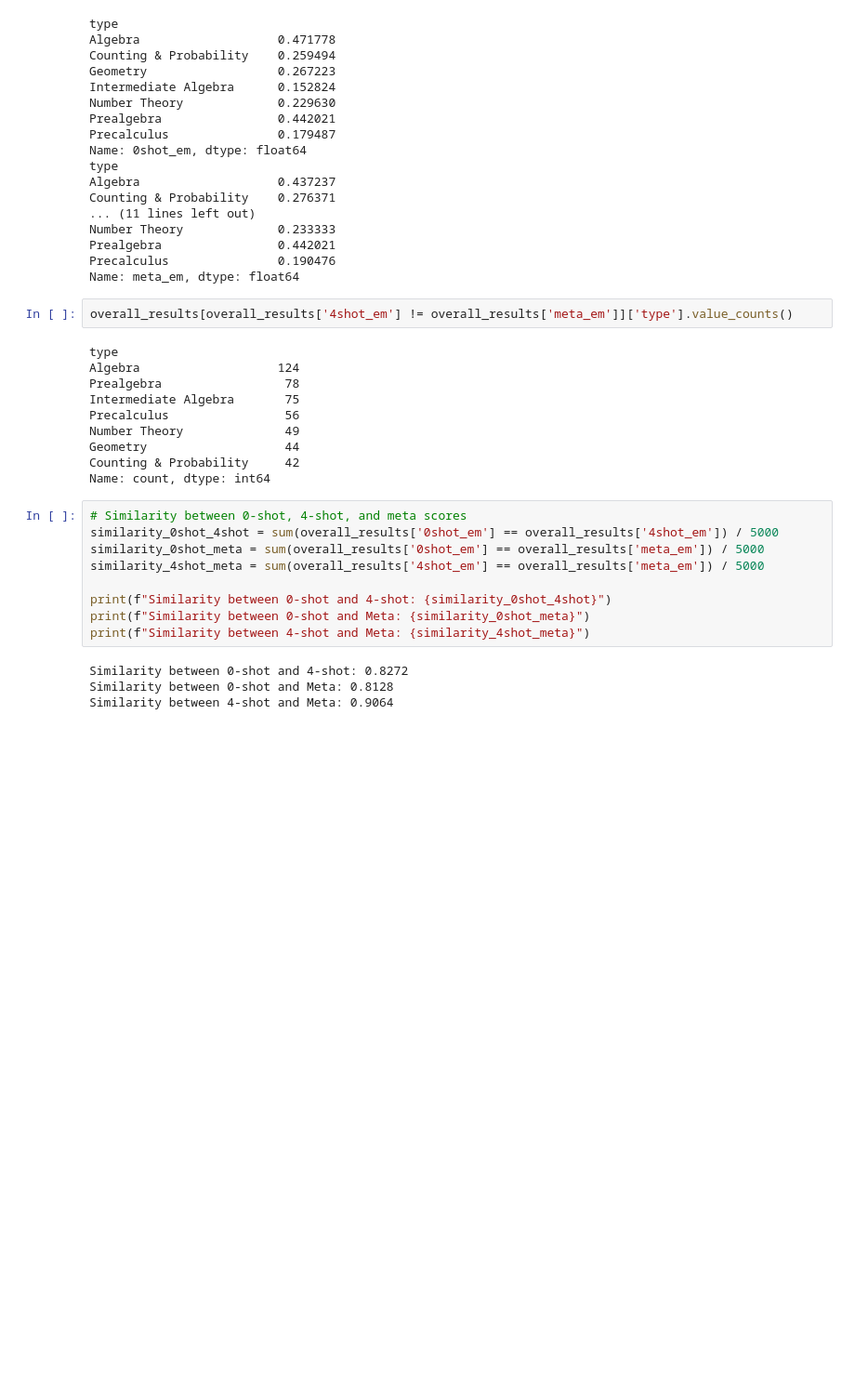
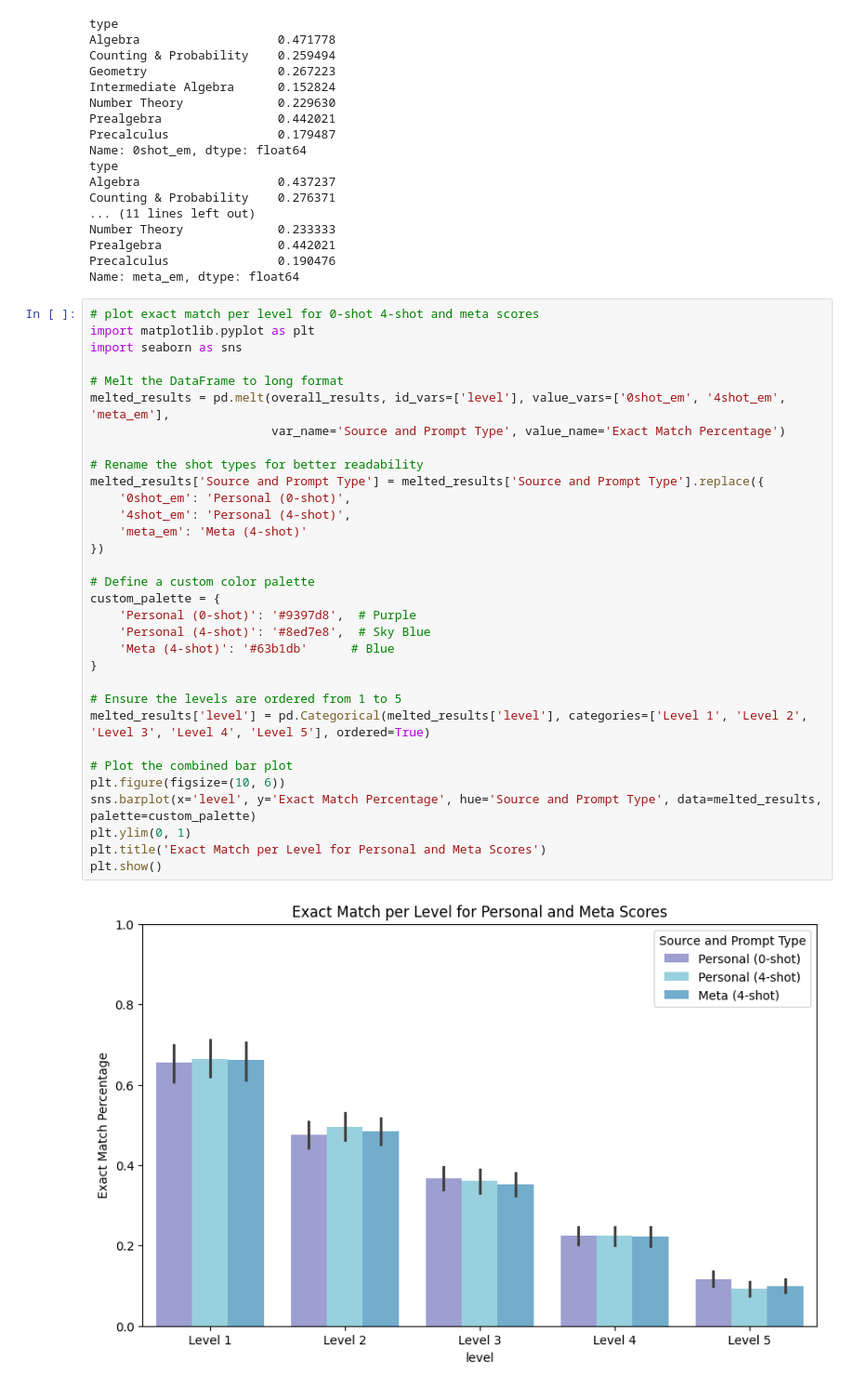
Before and after one commit to cayasryan/Cayas-AI-231, a Jupyter notebook: machine_exers/ME4/MATH/explore_results.ipynb, the cells around one changed output. Shown: that part at 93% size. Drawn from its saved outputs; the diff is of its cells as text; blank space fills up the shorter version.

Commit message:
ME4: explore results

```diff
--- a/machine_exers/ME4/MATH/explore_results.ipynb
+++ b/machine_exers/ME4/MATH/explore_results.ipynb
@@ -153,28 +418,37 @@ Number Theory             0.233333
 Prealgebra                0.442021
 Precalculus               0.190476
 Name: meta_em, dtype: float64
-# %%
-overall_results[overall_results['4shot_em'] != overall_results['meta_em']]['type'].value_counts()
-# %% [output]
-type
-Algebra                   124
-Prealgebra                 78
-Intermediate Algebra       75
-Precalculus                56
-Number Theory              49
-Geometry                   44
-Counting & Probability     42
-Name: count, dtype: int64
-# %%
-# Similarity between 0-shot, 4-shot, and meta scores
-similarity_0shot_4shot = sum(overall_results['0shot_em'] == overall_results['4shot_em']) / 5000
-similarity_0shot_meta = sum(overall_results['0shot_em'] == overall_results['meta_em']) / 5000
-similarity_4shot_meta = sum(overall_results['4shot_em'] == overall_results['meta_em']) / 5000
-
-print(f"Similarity between 0-shot and 4-shot: {similarity_0shot_4shot}")
-print(f"Similarity between 0-shot and Meta: {similarity_0shot_meta}")
-print(f"Similarity between 4-shot and Meta: {similarity_4shot_meta}")
-# %% [output]
-Similarity between 0-shot and 4-shot: 0.8272
-Similarity between 0-shot and Meta: 0.8128
-Similarity between 4-shot and Meta: 0.9064
+# %%
+# plot exact match per level for 0-shot 4-shot and meta scores
+import matplotlib.pyplot as plt
+import seaborn as sns
+
+# Melt the DataFrame to long format
+melted_results = pd.melt(overall_results, id_vars=['level'], value_vars=['0shot_em', '4shot_em', 'meta_em'],
+                         var_name='Source and Prompt Type', value_name='Exact Match Percentage')
+
+# Rename the shot types for better readability
+melted_results['Source and Prompt Type'] = melted_results['Source and Prompt Type'].replace({
+    '0shot_em': 'Personal (0-shot)',
+    '4shot_em': 'Personal (4-shot)',
+    'meta_em': 'Meta (4-shot)'
+})
+
+# Define a custom color palette
+custom_palette = {
+    'Personal (0-shot)': '#9397d8',  # Purple
+    'Personal (4-shot)': '#8ed7e8',  # Sky Blue
+    'Meta (4-shot)': '#63b1db'      # Blue
+}
+
+# Ensure the levels are ordered from 1 to 5
+melted_results['level'] = pd.Categorical(melted_results['level'], categories=['Level 1', 'Level 2', 'Level 3', 'Level 4', 'Level 5'], ordered=True)
+
+# Plot the combined bar plot
+plt.figure(figsize=(10, 6))
+sns.barplot(x='level', y='Exact Match Percentage', hue='Source and Prompt Type', data=melted_results, palette=custom_palette)
+plt.ylim(0, 1)
+plt.title('Exact Match per Level for Personal and Meta Scores')
+plt.show()
+# %% [output]
+[figure, added]
```
Also changed, not shown: parts of 19 cells of this notebook, 1 other file.
